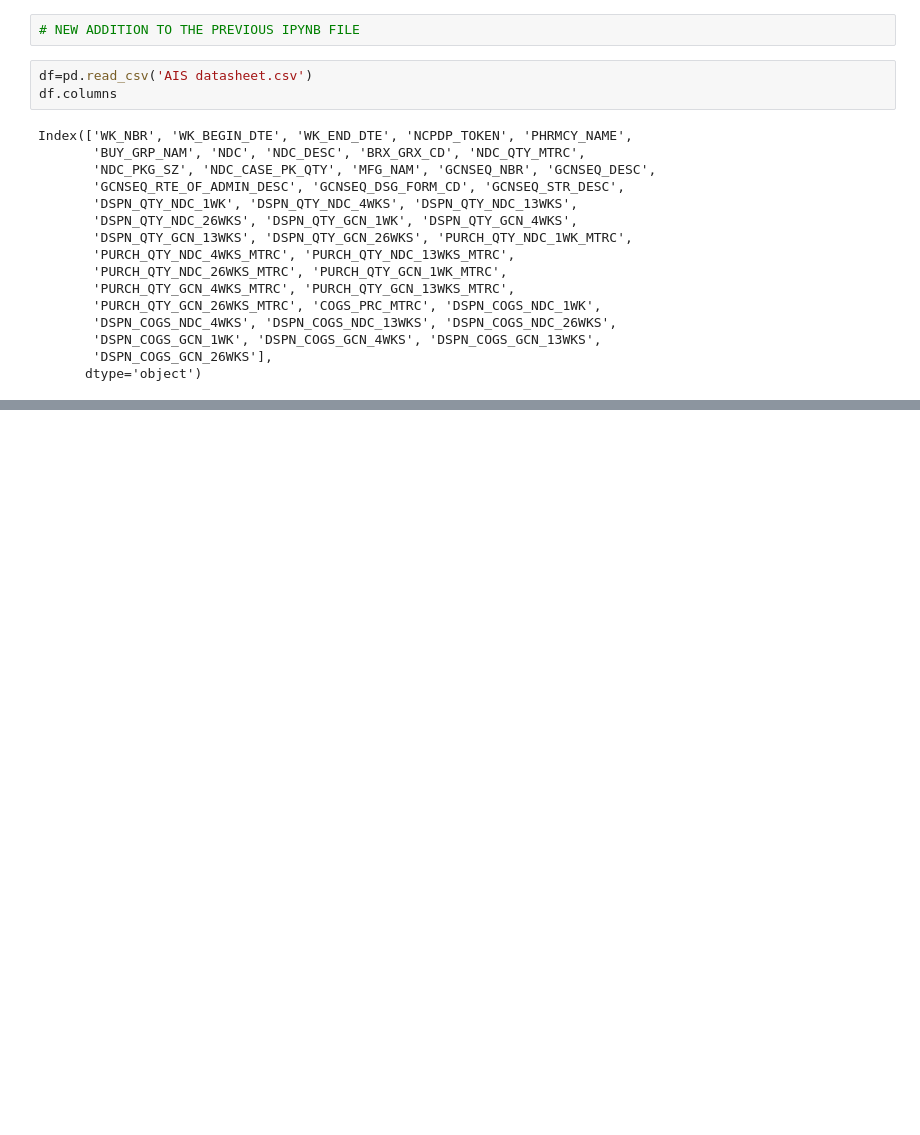
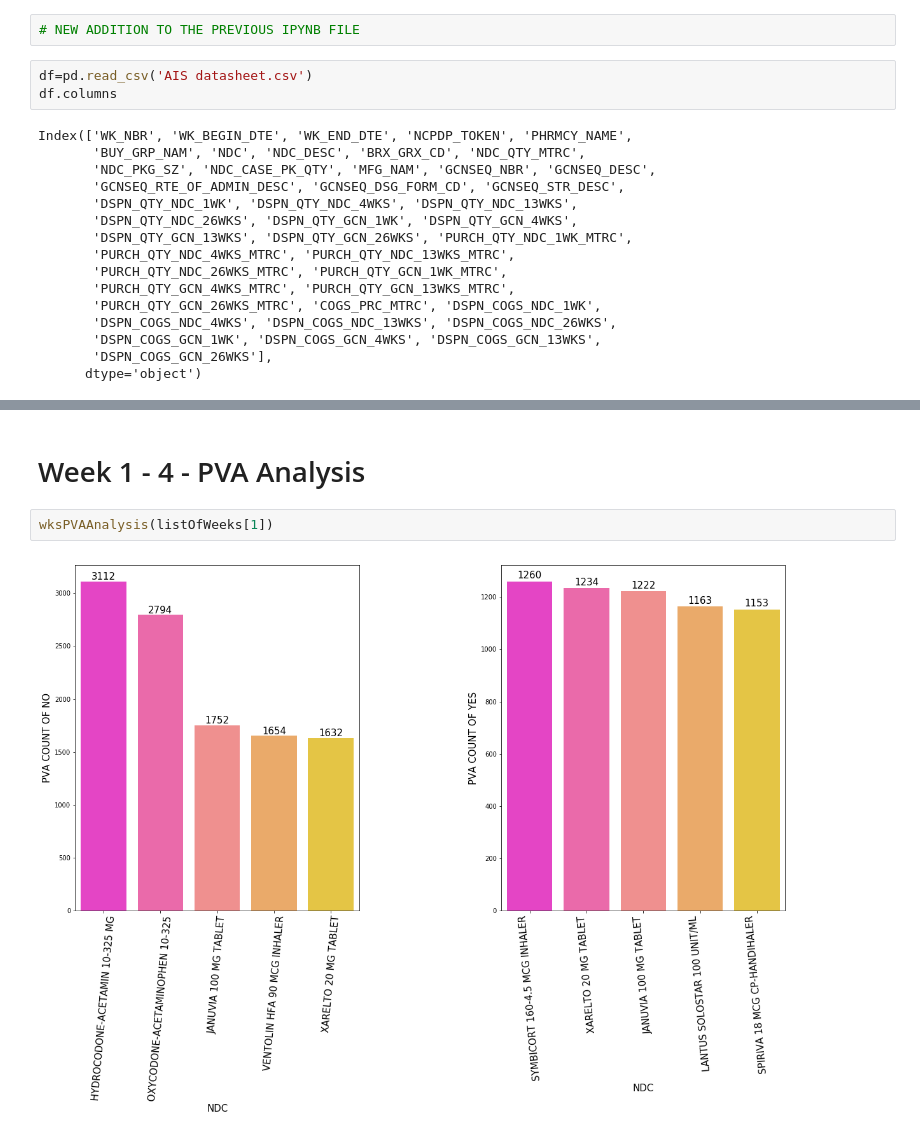
Before and after one commit to SupChanda/AIS-Pharmacy-Dataset, a Jupyter notebook: Which drug families appear to be purchased outside the PVA most often.ipynb, the cells around one changed output, grey strips where cells are left out. Cells and saved outputs as stored; diff of their text form; blank space fills up the shorter version.

```diff
--- a/Which drug families appear to be purchased outside the PVA most often.ipynb
+++ b/Which drug families appear to be purchased outside the PVA most often.ipynb
@@ -553,0 +430,6 @@ plt.show()
+# %% [markdown]
+# Week 1 - 4 - PVA Analysis
+# %%
+wksPVAAnalysis(listOfWeeks[1])
+# %% [output]
+[figure, added]
```
Also changed, not shown: parts of 22 cells of this notebook.
